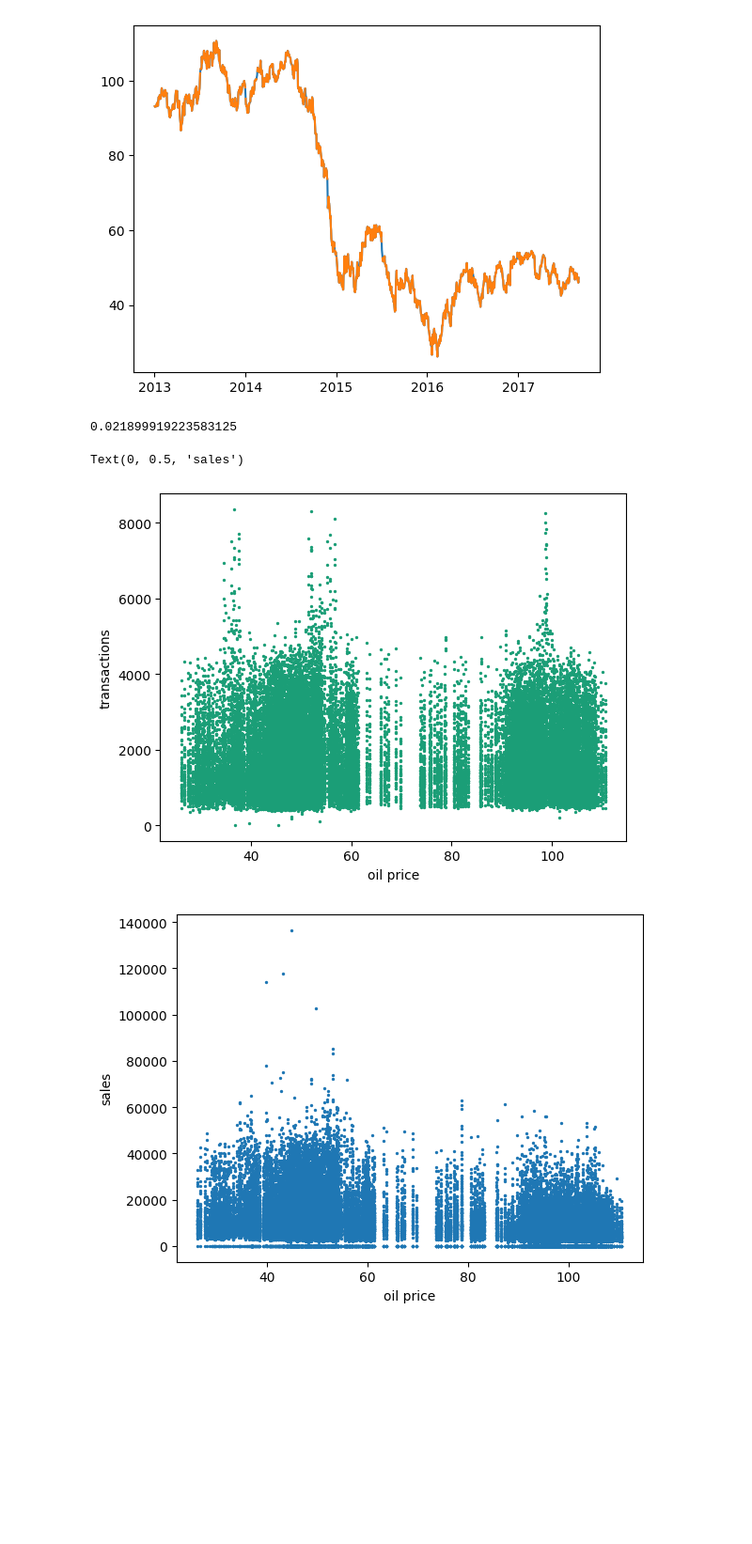
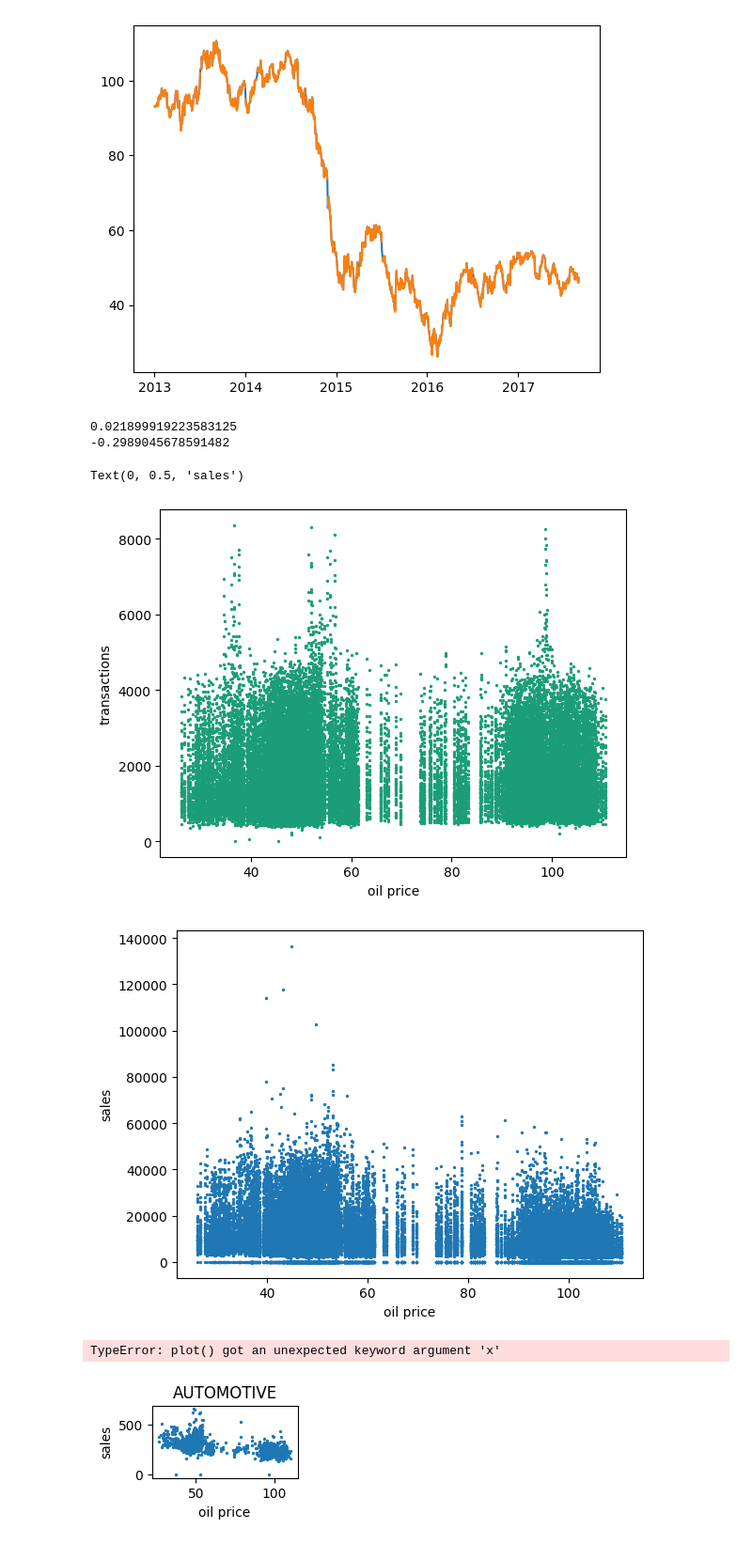
Before and after one commit to wubmans/wubs_kaggle, a Jupyter notebook: store_sales/store_sales.ipynb, the cells around one changed output. Shown at 94% size. Saved outputs shown, nothing was run; the diff lists cells and outputs as text; code cells hidden in the pictures; blank space fills up the shorter version.

Commit message:
plots oil per category

```diff
--- a/store_sales/store_sales.ipynb
+++ b/store_sales/store_sales.ipynb
@@ -90,6 +90,7 @@ df_oil_and_sales = df_oil.set_index('date').merge(df_sales.groupby(['date', 'sto
 fig, ax = plt.subplots()
 
 print(df_oil_and_transactions['interpolated'].corr(df_oil_and_transactions['transactions']))
+print(df_oil_and_sales['interpolated'].corr(df_oil_and_sales['sales']))
 
 
 ax.set_prop_cycle(color = plt.cm.Dark2.colors)
@@ -106,6 +107,43 @@ ax.set_xlabel('oil price')
 ax.set_ylabel('sales')
 # %% [output]
 0.021899919223583125
+-0.2989045678591482
 Text(0, 0.5, 'sales')
 [figure]
 [figure]
+# %%
+df_sales_grouped_by_family = df_sales.groupby(['date', 'family'])['sales'].sum()
+df_sales_grouped_by_family = df_oil.set_index('date').merge(df_sales_grouped_by_family, left_index = True, right_index = True)
+
+
+
+
+for i, data, in df_sales_grouped_by_family.groupby(level = 1):
+    fig, ax = plt.subplots(figsize = (2, 1))
+    ax.scatter(data['interpolated'], data['sales'], s = 2.0)
+    ax.set_xlabel('oil price')
+    ax.set_ylabel('sales')
+    ax.set_title(i)
+    ax.axvline( x = 70, color = 'r', linestyle = '--')
+
+    # print(data)
+
+# print(df_oil_and_transactions['interpolated'].corr(df_oil_and_transactions['transactions']))
+# print(df_oil_and_sales['interpolated'].corr(df_oil_and_sales['sales']))
+
+
+# ax.set_prop_cycle(color = plt.cm.Dark2.colors)
+# ax.scatter(df_oil_and_transactions['interpolated'], df_oil_and_transactions['transactions'], s = 2.0)
+
+# ax.set_xlabel('oil price')
+# ax.set_ylabel('transactions')
+# # ax.legend()
+
+# fig, ax = plt.subplots()
+# ax.scatter(df_oil_and_sales['interpolated'], df_oil_and_sales['sales'], s = 2.0)
+
+# ax.set_xlabel('oil price')
+# ax.set_ylabel('sales')
+# %% [output]
+TypeError: plot() got an unexpected keyword argument 'x'
+[figure, added]
```
